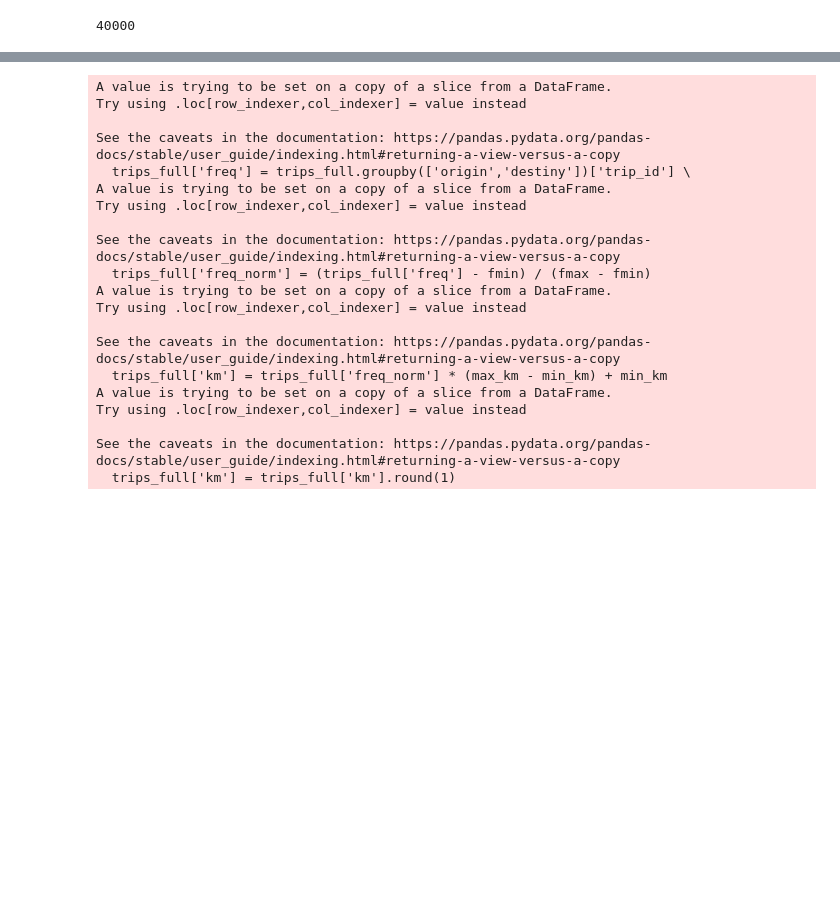
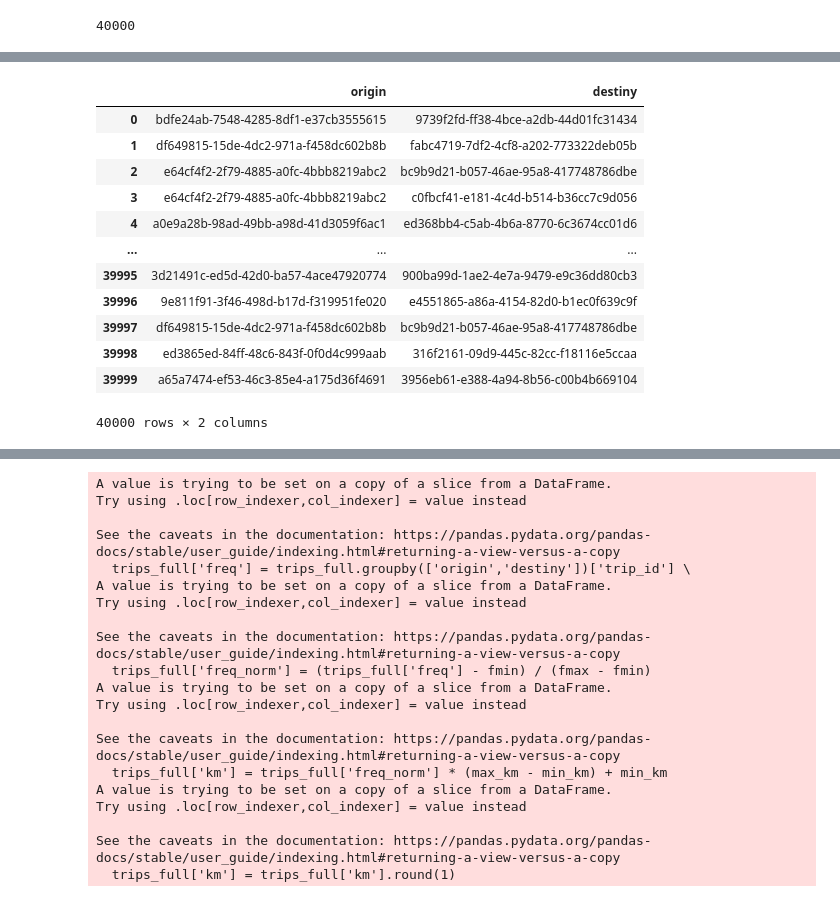
Before and after one commit to hjasier/FASEIII_2, a Jupyter notebook: tmp/generate_dataset.ipynb, the cells around one changed output, grey strips where cells are left out. Cells and saved outputs as stored; diff of their text form; code cells hidden in the pictures; blank space fills up the shorter version.

```diff
--- a/tmp/generate_dataset.ipynb
+++ b/tmp/generate_dataset.ipynb
@@ -387 +403,17 @@ taxistas.head()
+# %%
+trips
+# %% [output]
+|  | origin | destiny |
+| 0 | bdfe24ab-7548-4285-8df1-e37cb3555615 | 9739f2fd-ff38-4bce-a2db-44d01fc31434 |
+| 1 | df649815-15de-4dc2-971a-f458dc602b8b | fabc4719-7df2-4cf8-a202-773322deb05b |
+| 2 | e64cf4f2-2f79-4885-a0fc-4bbb8219abc2 | bc9b9d21-b057-46ae-95a8-417748786dbe |
+| 3 | e64cf4f2-2f79-4885-a0fc-4bbb8219abc2 | c0fbcf41-e181-4c4d-b514-b36cc7c9d056 |
+| 4 | a0e9a28b-98ad-49bb-a98d-41d3059f6ac1 | ed368bb4-c5ab-4b6a-8770-6c3674cc01d6 |
+| ... | ... | ... |
+| 39995 | 3d21491c-ed5d-42d0-ba57-4ace47920774 | 900ba99d-1ae2-4e7a-9479-e9c36dd80cb3 |
+| 39996 | 9e811f91-3f46-498d-b17d-f319951fe020 | e4551865-a86a-4154-82d0-b1ec0f639c9f |
+| 39997 | df649815-15de-4dc2-971a-f458dc602b8b | bc9b9d21-b057-46ae-95a8-417748786dbe |
+| 39998 | ed3865ed-84ff-48c6-843f-0f0d4c999aab | 316f2161-09d9-445c-82cc-f18116e5ccaa |
+| 39999 | a65a7474-ef53-46c3-85e4-a175d36f4691 | 3956eb61-e388-4a94-8b56-c00b4b669104 |
+40000 rows × 2 columns
 # %%
```
Also changed, not shown: parts of 9 cells of this notebook, 7 other files.
